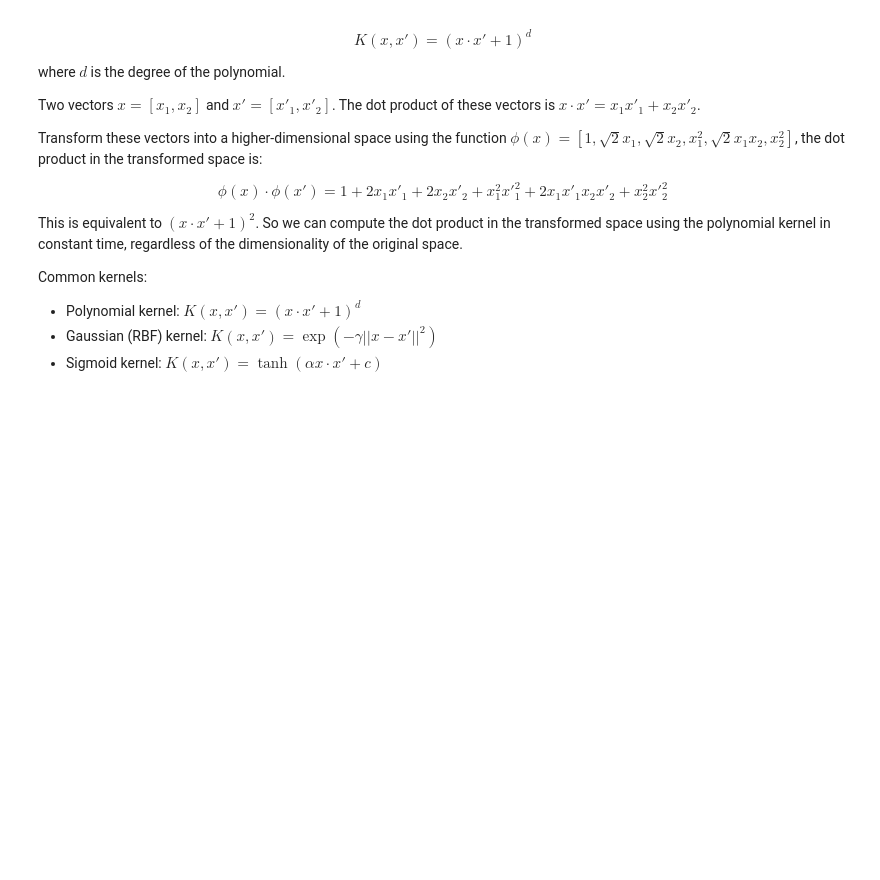
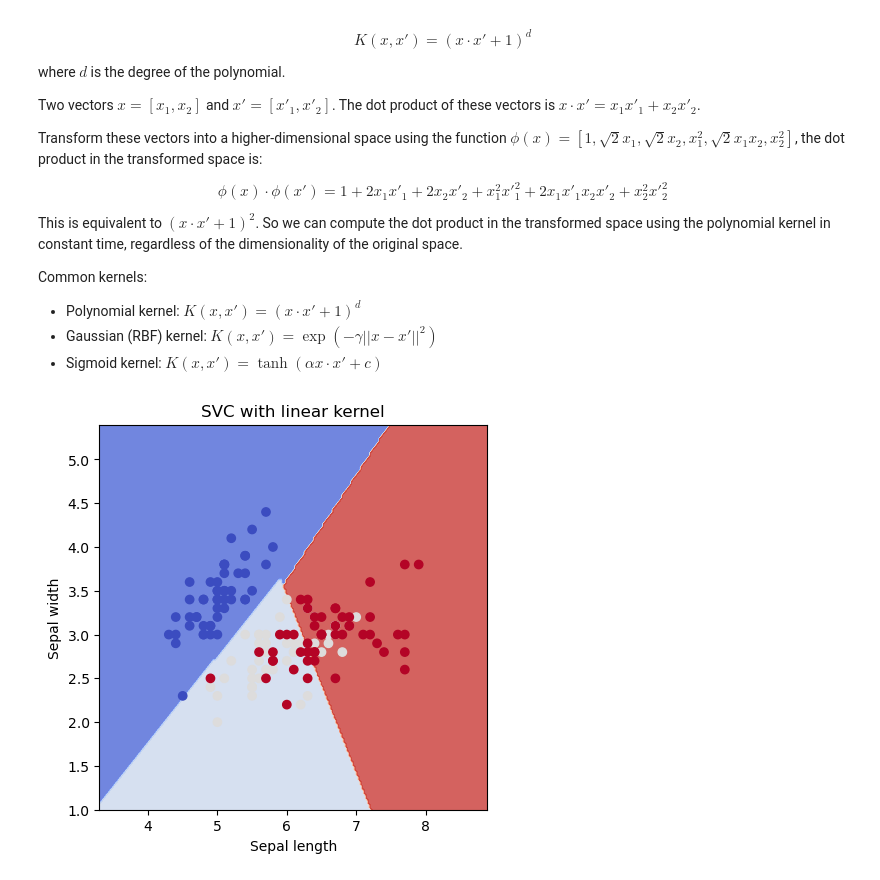
Before and after one commit to hc-sun/python-data-science, a Jupyter notebook: machine_learning.ipynb, the cells around one changed output. Saved outputs shown, nothing was run; the diff lists cells and outputs as text; code cells hidden in the pictures; blank space fills up the shorter version.

Commit message:
added linear svc code

```diff
--- a/machine_learning.ipynb
+++ b/machine_learning.ipynb
@@ -466,3 +466,29 @@ Common kernels:
 - Polynomial kernel: $K(x, x') = (x \cdot x' + 1)^d$
 - Gaussian (RBF) kernel: $K(x, x') = \exp(-\gamma ||x - x'||^2)$
 - Sigmoid kernel: $K(x, x') = \tanh(\alpha x \cdot x' + c)$
+# %%
+from sklearn.svm import SVC
+
+iris = datasets.load_iris()
+X = iris.data[:, :2]
+y = iris.target
+
+model = SVC(kernel='linear')
+model.fit(X, y)
+
+x_min, x_max = X[:, 0].min() - 1, X[:, 0].max() + 1
+y_min, y_max = X[:, 1].min() - 1, X[:, 1].max() + 1
+h = (x_max / x_min)/100
+xx, yy = np.meshgrid(np.arange(x_min, x_max, h), np.arange(y_min, y_max, h))
+Z = model.predict(np.c_[xx.ravel(), yy.ravel()])
+Z = Z.reshape(xx.shape)
+
+plt.figure(figsize=(5, 5))
+plt.contourf(xx, yy, Z, cmap=plt.cm.coolwarm, alpha=0.8)
+plt.scatter(X[:, 0], X[:, 1], c=y, cmap=plt.cm.coolwarm)
+plt.xlabel('Sepal length')
+plt.ylabel('Sepal width')
+plt.title('SVC with linear kernel')
+plt.show()
+# %% [output]
+[figure, added]
```
